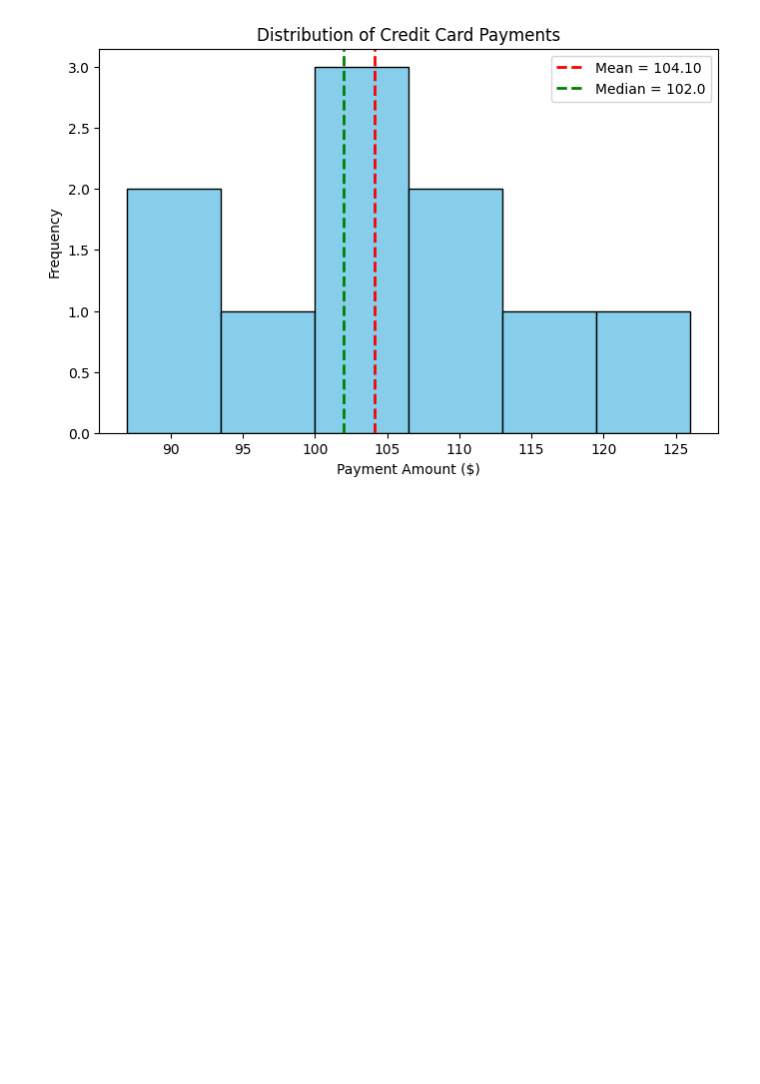
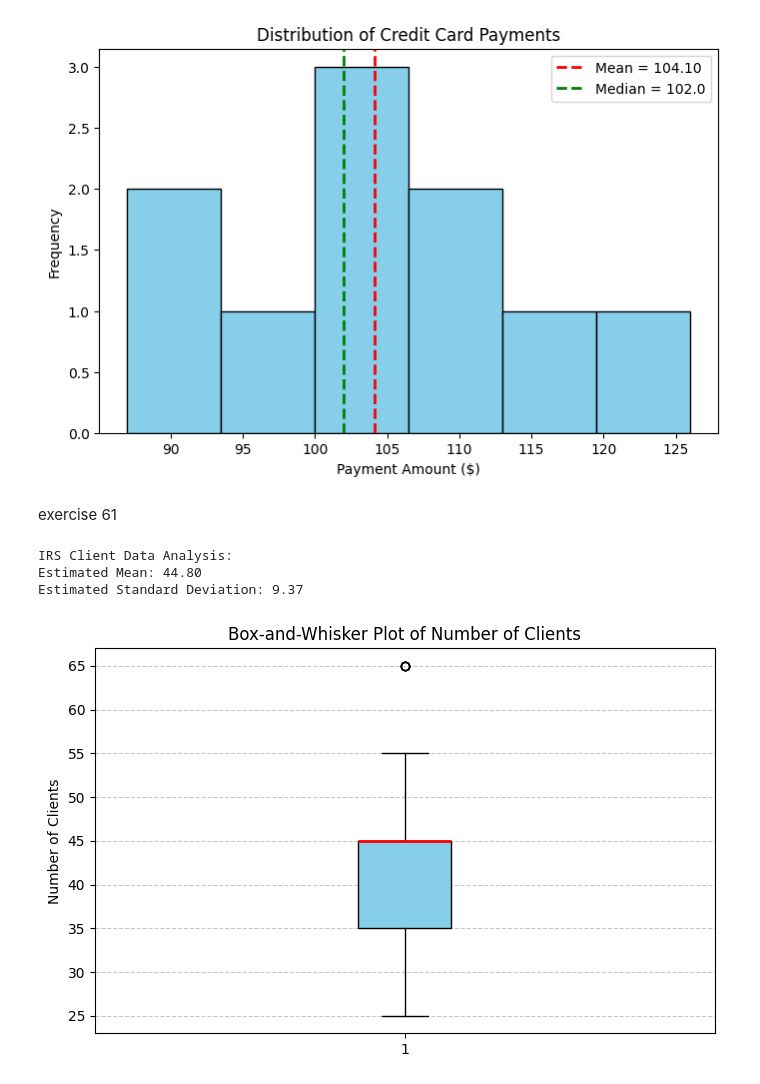
Before and after one commit to shovo896/Statictics-assignment, a Jupyter notebook: assignment.ipynb, the cells around one changed output. Saved outputs shown, nothing was run; the diff lists cells and outputs as text; code cells hidden in the pictures; blank space fills up the shorter version.

```diff
--- a/assignment.ipynb
+++ b/assignment.ipynb
@@ -517,3 +517,45 @@ Minimum: 87
 Maximum: 126
 Range: 39
 [figure]
+# %% [markdown]
+exercise 61
+# %%
+import numpy as np
+import matplotlib.pyplot as plt
+
+classes = [(20,30), (30,40), (40,50), (50,60), (60,70)]
+frequencies = np.array([1, 15, 22, 8, 4])
+
+midpoints = np.array([(low + high)/2 for low, high in classes])
+
+# Total frequency
+N = frequencies.sum()
+
+# Estimated mean
+mean_est = np.sum(midpoints * frequencies) / N
+
+# Estimated variance and standard deviation
+variance_est = np.sum(frequencies * (midpoints - mean_est)**2) / (N-1)
+std_dev_est = np.sqrt(variance_est)
+
+print("IRS Client Data Analysis:")
+print(f"Estimated Mean: {mean_est:.2f}")
+print(f"Estimated Standard Deviation: {std_dev_est:.2f}")
+
+
+# Expand data based on frequencies for plotting
+expanded_data = np.repeat(midpoints, frequencies)
+
+plt.figure(figsize=(8,5))
+plt.boxplot(expanded_data, patch_artist=True, boxprops=dict(facecolor='skyblue', color='black'),
+            whiskerprops=dict(color='black'), capprops=dict(color='black'),
+            medianprops=dict(color='red', linewidth=2))
+plt.title("Box-and-Whisker Plot of Number of Clients")
+plt.ylabel("Number of Clients")
+plt.grid(axis='y', linestyle="--", alpha=0.7)
+plt.show()
+# %% [output]
+IRS Client Data Analysis:
+Estimated Mean: 44.80
+Estimated Standard Deviation: 9.37
+[figure, added]
```
